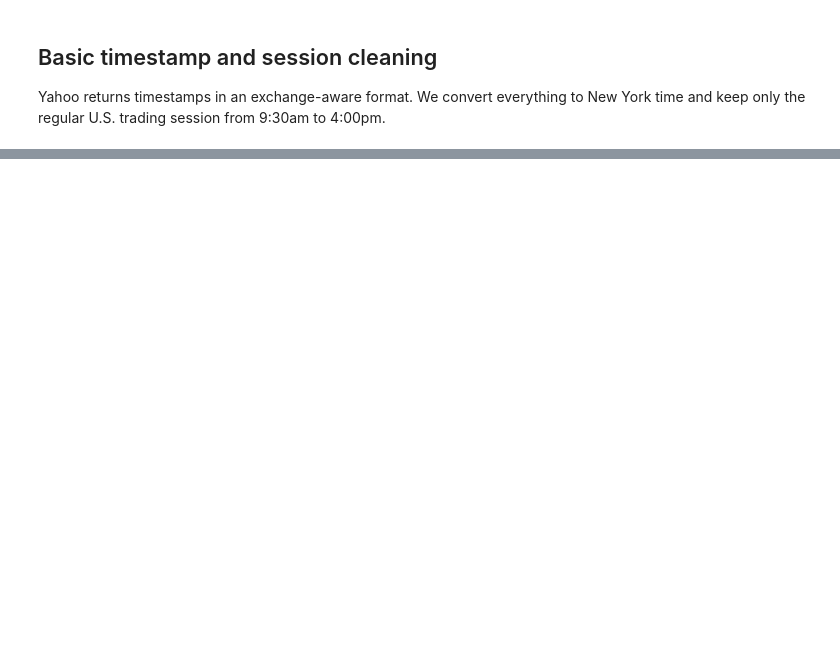
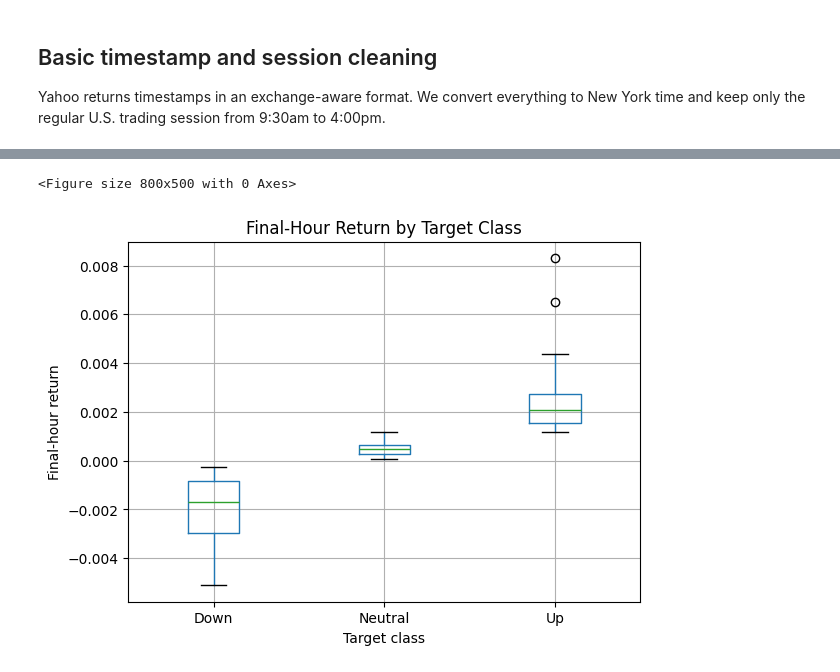
Before and after one commit to Ferreter/Dissertation, a Jupyter notebook: EDA.ipynb, the cells around one changed output, grey strips where cells are left out. Saved outputs shown, nothing was run; the diff lists cells and outputs as text; code cells hidden in the pictures; blank space fills up the shorter version.

```diff
--- a/EDA.ipynb
+++ b/EDA.ipynb
@@ -118,0 +991,15 @@ spx_raw.head()
+# %%
+target_mapping = {
+    "Down": -1,
+    "Neutral": 0,
+    "Up": 1
+}
+
+features["target"] = features["target_class"].map(target_mapping)
+
+display(features[[
+    "date",
+    "target_final_hour_return",
+    "target_class",
+    "target"
+]].head())
@@ -118,0 +1139,11 @@ spx_raw.head()
+# %%
+plt.figure(figsize=(8, 5))
+features.boxplot(column="target_final_hour_return", by="target_class")
+plt.title("Final-Hour Return by Target Class")
+plt.suptitle("")
+plt.xlabel("Target class")
+plt.ylabel("Final-hour return")
+plt.show()
+# %% [output]
+<Figure size 800x500 with 0 Axes>
+[figure, added]
```
Also changed, not shown: parts of 108 cells of this notebook.
